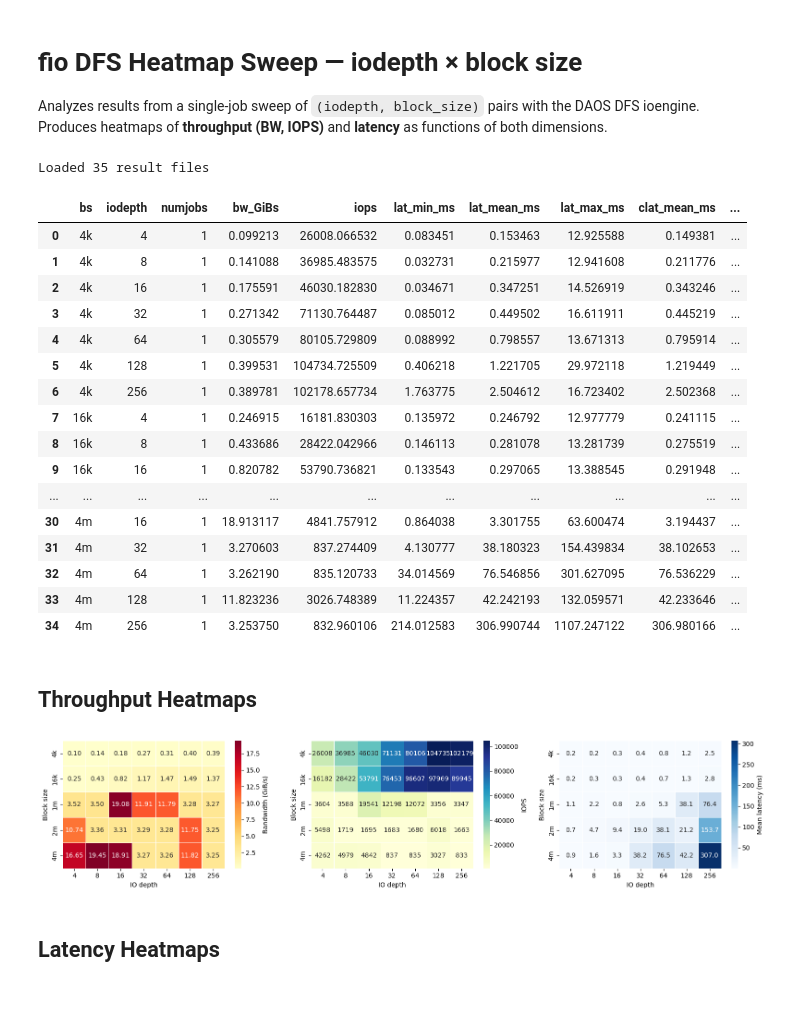
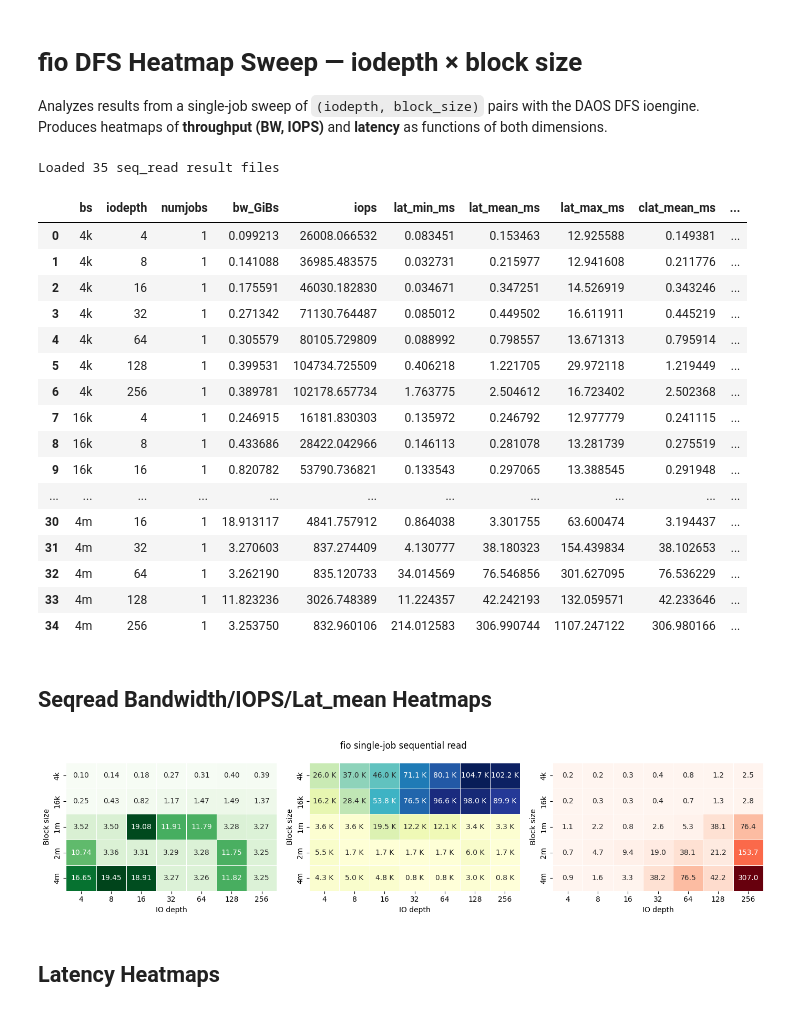
Before and after one commit to cissieAB/pdsw26_daos-bench, a Jupyter notebook: results/testbed/fio-dfs-heatmap-iod-bs-sweep/fio_dfs_heatmap_iod-bs_sweep.ipynb, the cells around one changed output. Cells and saved outputs as stored; diff of their text form; code cells hidden in the pictures.

Commit message:
Update heatmap ana res

```diff
--- a/results/testbed/fio-dfs-heatmap-iod-bs-sweep/fio_dfs_heatmap_iod-bs_sweep.ipynb
+++ b/results/testbed/fio-dfs-heatmap-iod-bs-sweep/fio_dfs_heatmap_iod-bs_sweep.ipynb
@@ -59,7 +59,7 @@ def parse_file(fpath: Path) -> dict:
         clat_p99_99_ms = ms(cp["99.990000"]),
     )
 
-files = sorted(RESULTS_DIR.glob("*.json"))
+files = sorted(RESULTS_DIR.glob("fio_seq_read_*.json"))
 df = pd.DataFrame([parse_file(f) for f in files])
 
 df["bs_bytes"] = df["bs"].apply(bs_to_bytes)
@@ -67,10 +67,10 @@ df["bs"]       = pd.Categorical(df["bs"],      categories=BS_ORDER,  ordered=Tru
 df["iodepth"]  = pd.Categorical(df["iodepth"], categories=IOD_ORDER, ordered=True)
 df = df.sort_values(["bs_bytes", "iodepth"]).reset_index(drop=True)
 
-print(f"Loaded {len(df)} result files")
+print(f"Loaded {len(df)} seq_read result files")
 df
 # %% [output]
-Loaded 35 result files
+Loaded 35 seq_read result files
 |  | bs | iodepth | numjobs | bw_GiBs | iops | lat_min_ms | lat_mean_ms | lat_max_ms | clat_mean_ms | ... |
 | 0 | 4k | 4 | 1 | 0.099213 | 26008.066532 | 0.083451 | 0.153463 | 12.925588 | 0.149381 | ... |
 | 1 | 4k | 8 | 1 | 0.141088 | 36985.483575 | 0.032731 | 0.215977 | 12.941608 | 0.211776 | ... |
@@ -89,33 +89,41 @@ Loaded 35 result files
 | 33 | 4m | 128 | 1 | 11.823236 | 3026.748389 | 11.224357 | 42.242193 | 132.059571 | 42.233646 | ... |
 | 34 | 4m | 256 | 1 | 3.253750 | 832.960106 | 214.012583 | 306.990744 | 1107.247122 | 306.980166 | ... |
 # %% [markdown]
-## Throughput Heatmaps
+## Seqread Bandwidth/IOPS/Lat_mean Heatmaps
 # %%
 def pivot(metric):
     return df.pivot(index="bs", columns="iodepth", values=metric).loc[BS_ORDER, IOD_ORDER]
 
-fig, axes = plt.subplots(1, 3, figsize=(16, 3.5))
+def make_annot(p, fmt, ann_fn=None):
+    if ann_fn is None:
+        return True, fmt
+    annot = p.applymap(lambda v: ann_fn(v) if pd.notna(v) else "")
+    return annot, ""
+
+fig, axes = plt.subplots(1, 3, figsize=(14, 3.5))
 
 specs = [
-    ("bw_GiBs", "Bandwidth (GiB/s)", ".2f", "YlOrRd"),
-    ("iops",    "IOPS",              ".0f", "YlGnBu"),
-    ("lat_mean_ms",    "Mean latency (ms)", ".1f", "Blues"),
+    ("bw_GiBs",    "Bandwidth (GiB/s)", ".2f", "Greens", None),
+    ("iops",       "IOPS",              ".0f", "YlGnBu", lambda v: f"{v/1e3:.1f} K"),
+    ("lat_mean_ms","Mean latency (ms)", ".1f", "Reds",  None),
 ]
-for ax, (metric, label, fmt, cmap) in zip(axes, specs):
+for ax, (metric, label, fmt, cmap, ann_fn) in zip(axes, specs):
+    p = pivot(metric)
+    annot, efmt = make_annot(p, fmt, ann_fn)
     sns.heatmap(
-        pivot(metric), ax=ax, cmap=cmap, fmt=fmt, annot=True,
-        linewidths=0.5,
-        cbar_kws={"label": label},
+        p, ax=ax, cmap=cmap, annot=annot, fmt=efmt,
+        linewidths=0.5, cbar=False
     )
     ax.set_xlabel("IO depth")
     ax.set_ylabel("Block size")
     ax.tick_params(axis="x", rotation=0)
+    fig.suptitle("fio single-job sequential read")
 
 plt.tight_layout()
-plt.savefig(RESULTS_DIR / "seq-red_heatmap.pdf", bbox_inches="tight", dpi=150)
+plt.savefig(RESULTS_DIR / "heatmap_seqread.pdf", bbox_inches="tight", dpi=150)
 plt.show()
 # %% [output]
-[figure, old version]
+[figure, new version]
 # %% [markdown]
 ## Latency Heatmaps
 # %%
```
Also changed, not shown: parts of 3 cells of this notebook, 5 other files.
